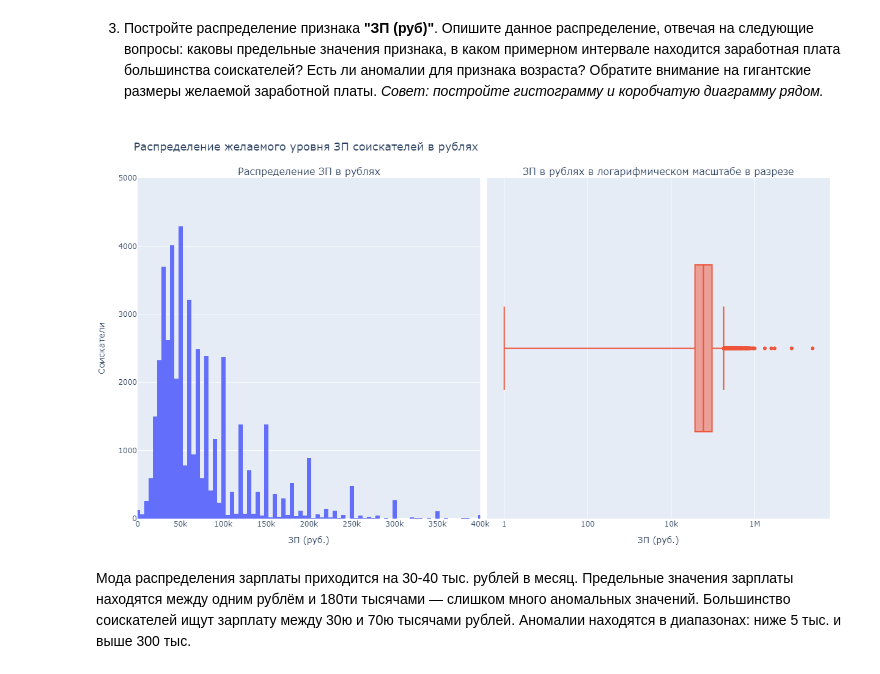
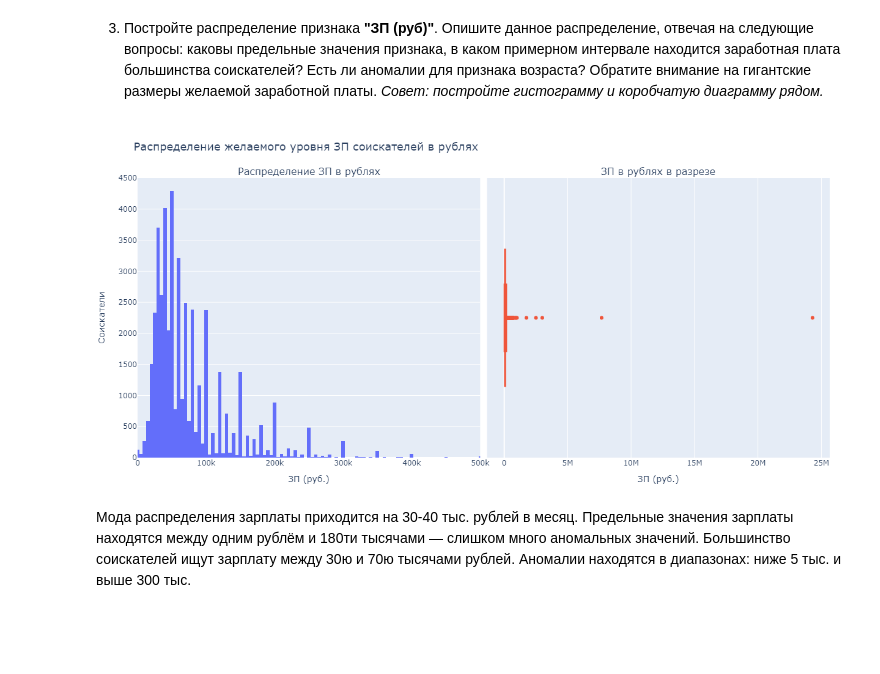
Before and after one commit to AfanasevDenis/Project_hh.ru, a Jupyter notebook: Project-1. Ноутбук.ipynb, the cells around one changed output. Drawn from its saved outputs; the diff is of its cells as text; code cells hidden in the pictures; blank space fills up the shorter version.

```diff
--- a/Project-1. Ноутбук.ipynb
+++ b/Project-1. Ноутбук.ipynb
@@ -528,44 +526,44 @@ fig.show("png")
 *Совет: постройте гистограмму и коробчатую диаграмму рядом.*
 # %%
 fig = make_subplots(rows=1, cols=2,
-                    subplot_titles=('Распределение ЗП в рублях', 'ЗП в рублях в логарифмическом масштабе в разрезе'),
+                    subplot_titles=('Распределение ЗП в рублях', 'ЗП в рублях в разрезе'),
                     horizontal_spacing=0.01)
 
 fig.add_trace(
     go.Histogram(
     x=data['ЗП (руб.)'],
     name=''),
     row=1, col=1,
 )
 
 fig.add_trace(
     go.Box(
     x=data['ЗП (руб.)'],
     name=''),
     row=1, col=2
 )
 
-fig.update_xaxes(title_text='ЗП (руб.)', range=[0, 400000], row=1, col=1)
-fig.update_xaxes(title_text='ЗП (руб.)', type='log', row=1, col=2)
+fig.update_xaxes(title_text='ЗП (руб.)', range=[0, 500000], row=1, col=1)
+fig.update_xaxes(title_text='ЗП (руб.)', row=1, col=2)
 fig.update_xaxes(showspikes=True,
                  spikemode='across',
                  spikesnap='cursor')
 fig.update_yaxes(showspikes=True)
 
-fig.update_yaxes(title_text='Соискатели', range=[0, 5000], row=1, col=1)
+fig.update_yaxes(title_text='Соискатели', range=[0, 4500], row=1, col=1)
 
 fig.update_layout(title_text='Распределение желаемого уровня ЗП соискателей в рублях', showlegend=False)
 fig.update_layout(hoverlabel=dict(bgcolor="white", font_size=16), title_font_size=18,
                   margin=dict(l=30, r=30, t=90, b=50),
-                  height=700, width=1230
+                  height=600, width=1230
 )
 
 fig.update_traces(hoverinfo='all', hovertemplate="ЗП (руб.): %{x}<br>Соискатели: %{y}", row=1, col=1)
 fig.update_traces(hoverinfo='all', hovertemplate="ЗП (руб.): %{x}", row=1, col=2)
 
 fig.show("png")
 # %% [output]
-[figure, old version]
+[figure, new version]
 # %% [markdown]
 Мода распределения зарплаты приходится на 30-40 тыс. рублей в месяц. Предельные значения зарплаты находятся между одним рублём и 180ти тысячами — слишком много аномальных значений. Большинство соискателей ищут зарплату между 30ю и 70ю тысячами рублей.
 Аномалии находятся в диапазонах: ниже 5 тыс. и выше 300 тыс.
```
Also changed, not shown: parts of 10 cells of this notebook.
